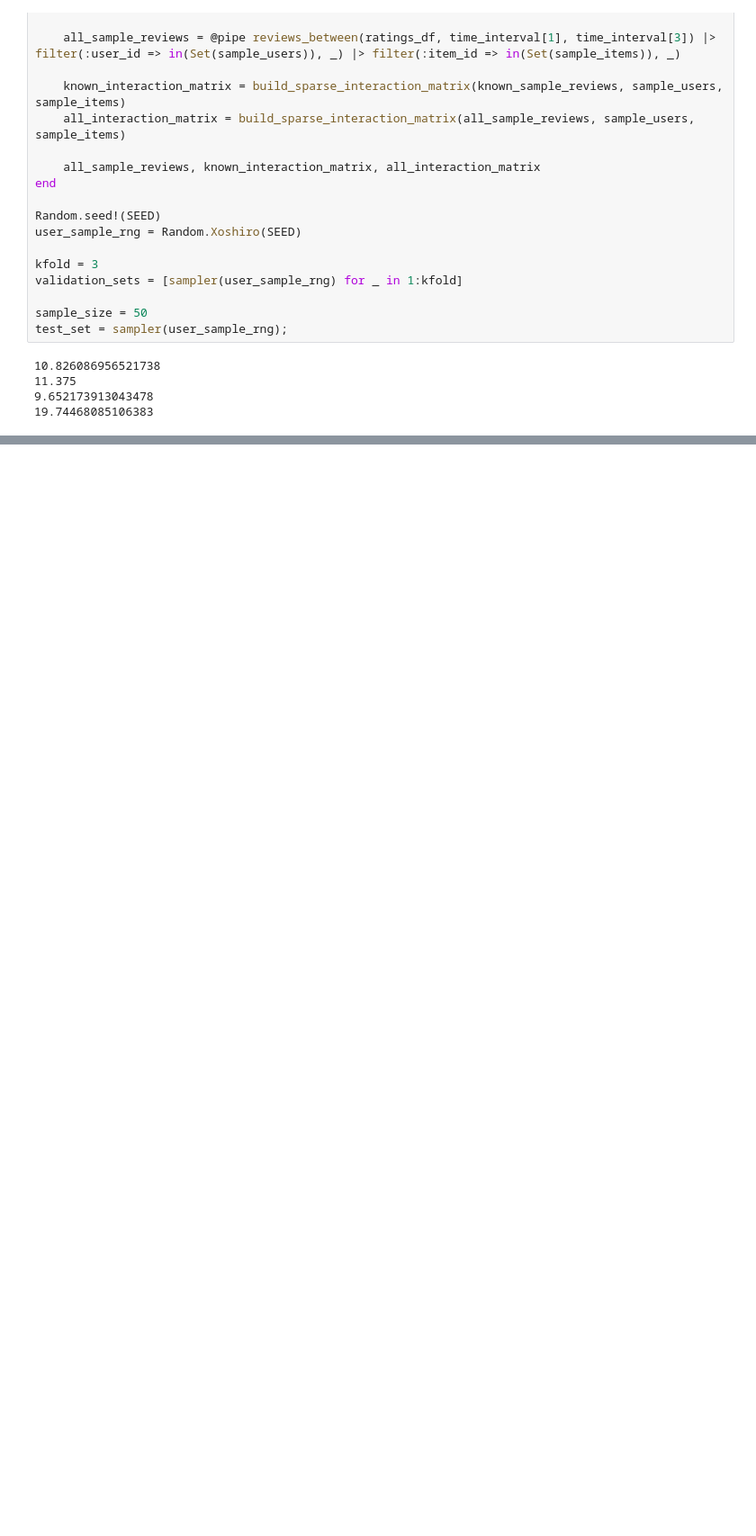
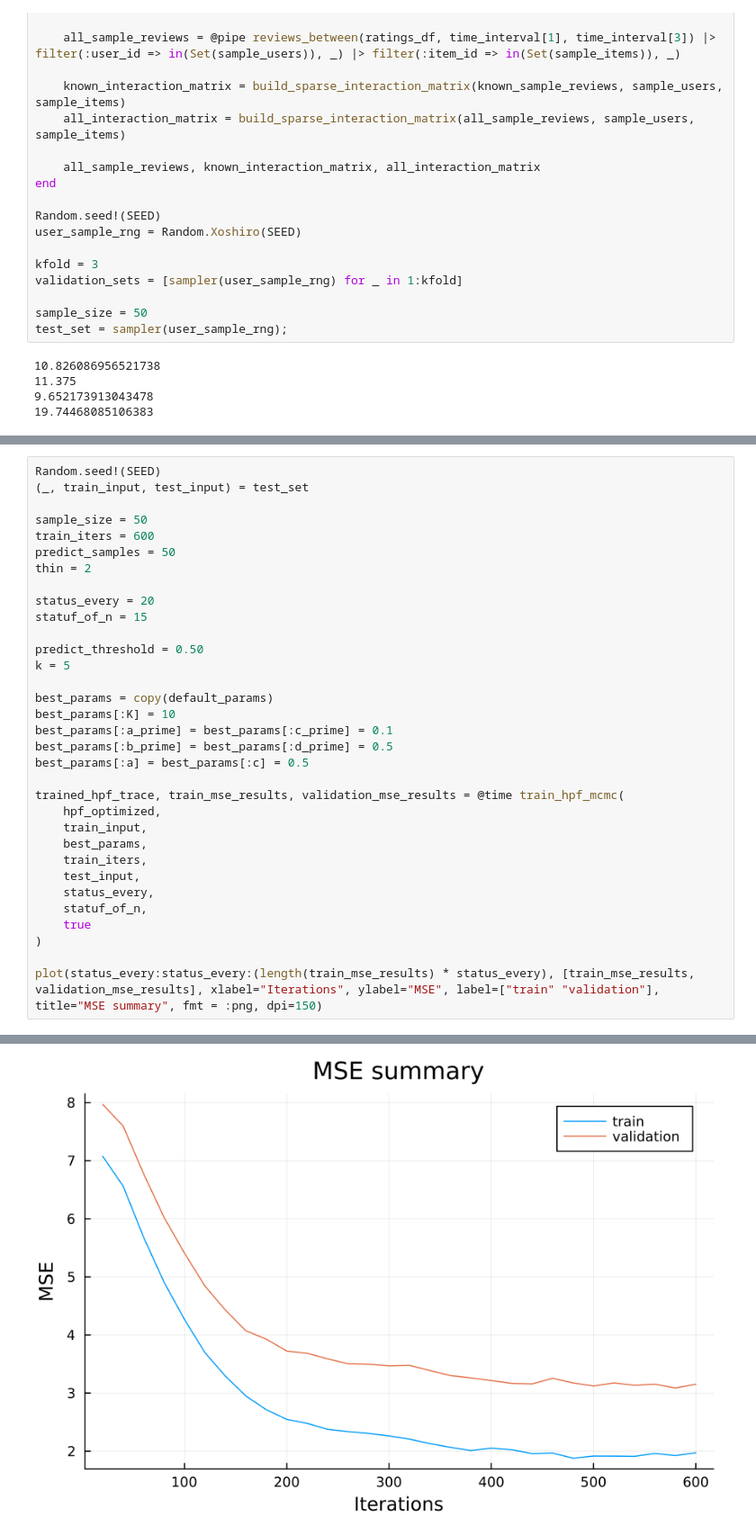
Before and after one commit to JustBeYou/unibuc-master-ai, a Jupyter notebook: probabilistic_programming/Project 1.ipynb, the cells around one changed output, grey strips where cells are left out. Shown at 90% size. Drawn from its saved outputs; the diff is of its cells as text; blank space fills up the shorter version.

```diff
--- a/probabilistic_programming/Project 1.ipynb
+++ b/probabilistic_programming/Project 1.ipynb
@@ -1248,0 +1338,34 @@ DataFrame(
+# %%
+Random.seed!(SEED)
+(_, train_input, test_input) = test_set
+
+sample_size = 50
+train_iters = 600
+predict_samples = 50
+thin = 2
+
+status_every = 20
+statuf_of_n = 15
+
+predict_threshold = 0.50
+k = 5
+
+best_params = copy(default_params)
+best_params[:K] = 10
+best_params[:a_prime] = best_params[:c_prime] = 0.1
+best_params[:b_prime] = best_params[:d_prime] = 0.5
+best_params[:a] = best_params[:c] = 0.5
+
+trained_hpf_trace, train_mse_results, validation_mse_results = @time train_hpf_mcmc(
+    hpf_optimized,
+    train_input,
+    best_params,
+    train_iters,
+    test_input,
+    status_every,
+    statuf_of_n,
+    true
+)
+
+plot(status_every:status_every:(length(train_mse_results) * status_every), [train_mse_results, validation_mse_results], xlabel="Iterations", ylabel="MSE", label=["train" "validation"], title="MSE summary", fmt = :png, dpi=150)
+# %% [output]
@@ -1248,0 +1389 @@ DataFrame(
+[figure, added]
```
Also changed, not shown: parts of 34 cells of this notebook, 2 other files.
